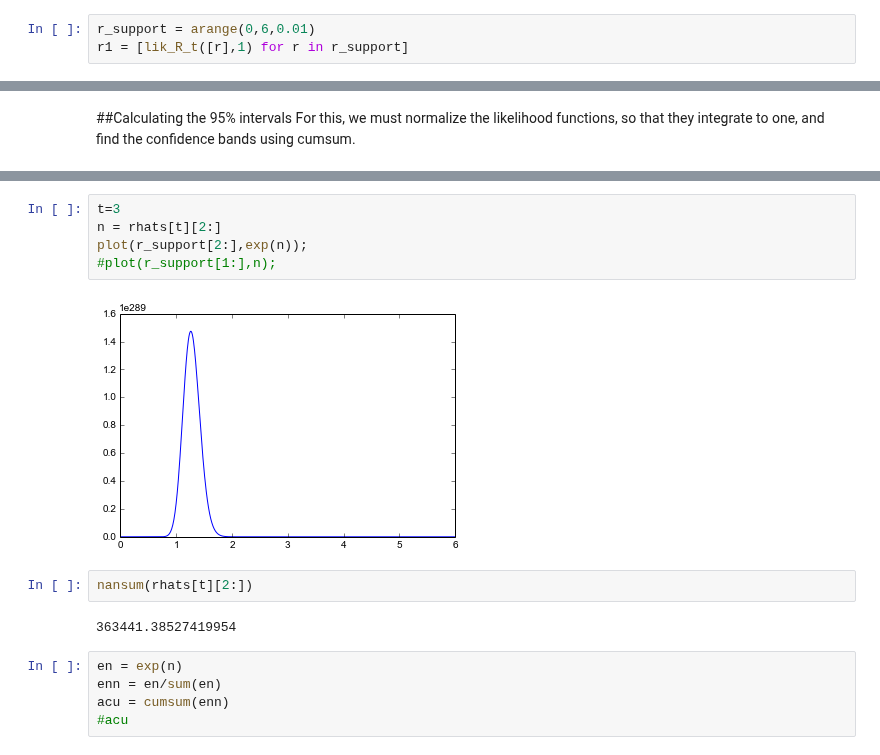
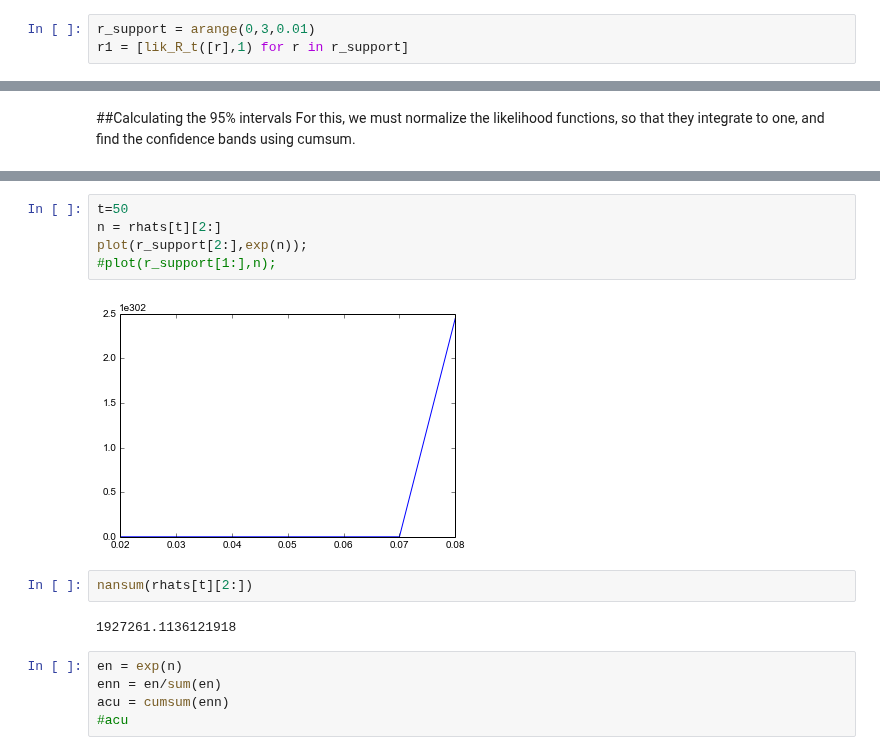
Before and after one commit to AlertaDengue/AlertTools, a Jupyter notebook: Estimacao_de_Rt_por_verossimilhanca/Estimação de R_t.ipynb, the cells around one changed output, grey strips where cells are left out. Cells and saved outputs as stored; diff of their text form.

```diff
--- a/Estimacao_de_Rt_por_verossimilhanca/Estimação de R_t.ipynb
+++ b/Estimacao_de_Rt_por_verossimilhanca/Estimação de R_t.ipynb
@@ -77,3 +75,3 @@ Let's calculate the likelihood of $r_t$ between 0 and 5
 # %%
-r_support = arange(0,6,0.01)
+r_support = arange(0,3,0.01)
 r1 = [lik_R_t([r],1) for r in r_support]
@@ -155,14 +154,14 @@ array([[ 1.33,  2.38],
 # %%
-t=3
+t=50
 n = rhats[t][2:]
 plot(r_support[2:],exp(n));
 #plot(r_support[1:],n);
 # %% [output]
-[figure, old version]
+[figure, new version]
 # %%
 nansum(rhats[t][2:])
 # %% [output]
-363441.38527419954
+1927261.1136121918
 # %%
 en = exp(n)
 enn = en/sum(en)
```
Also changed, not shown: parts of 15 cells of this notebook, 2 other files.
